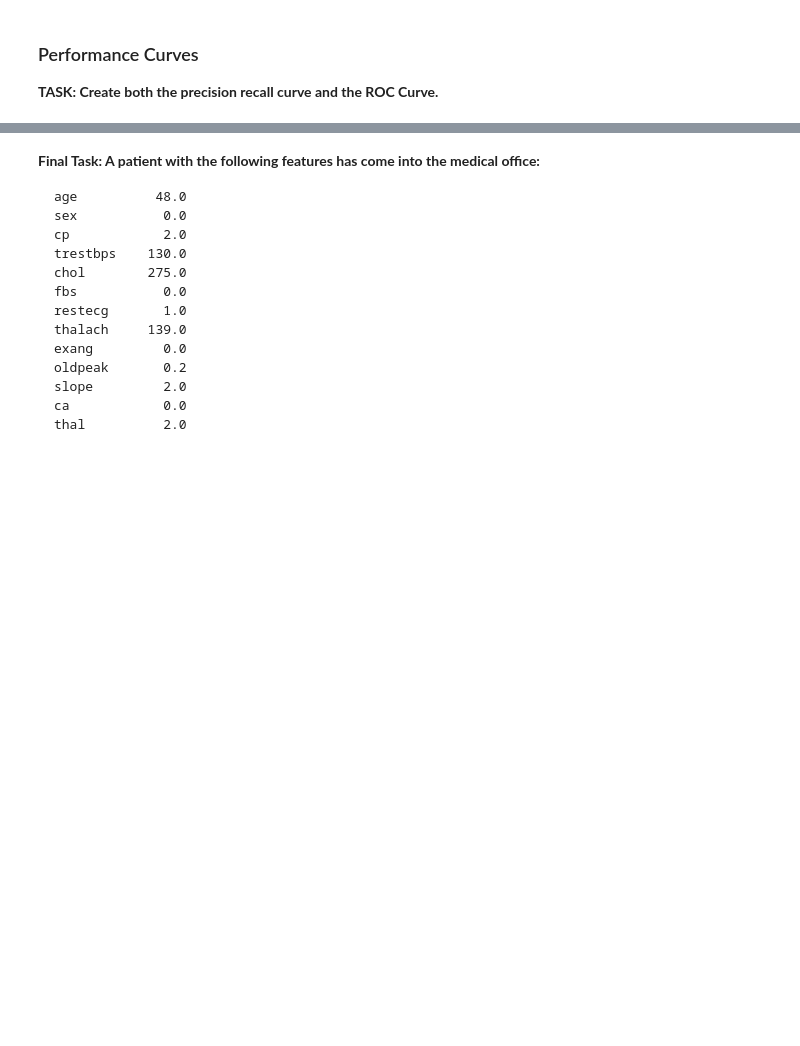
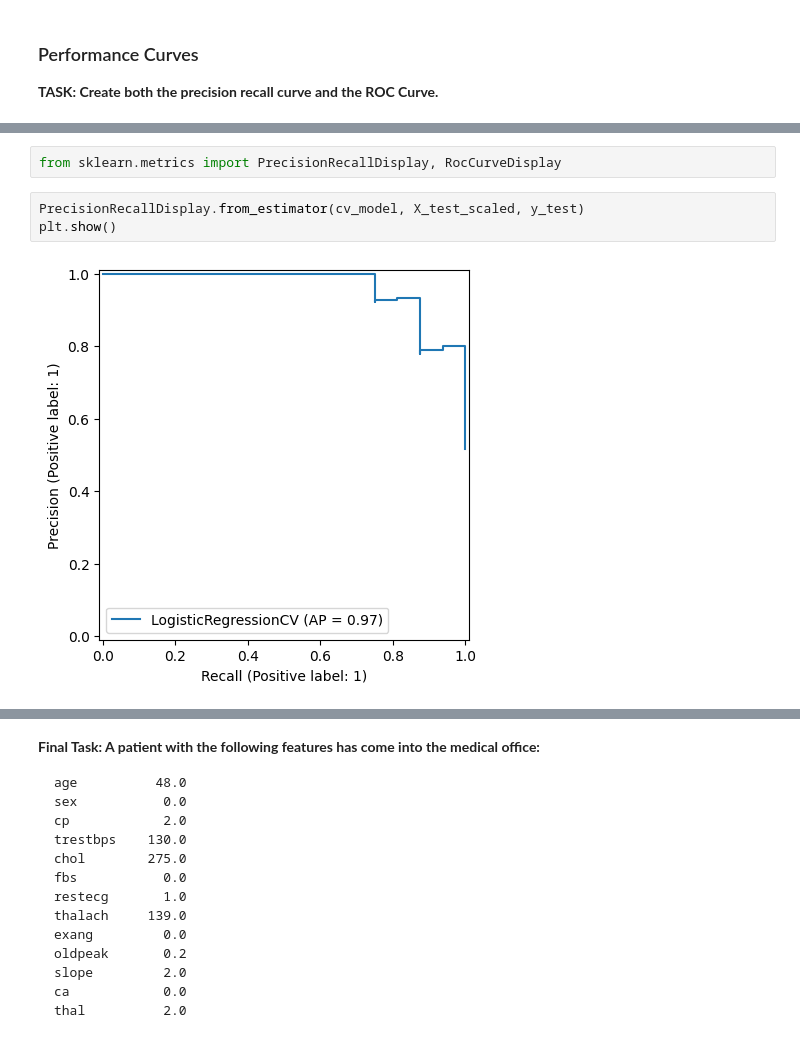
Before and after one commit to pgvv/DS-Projects, a Jupyter notebook: Logistic Regression.ipynb, the cells around one changed output, grey strips where cells are left out. Saved outputs shown, nothing was run; the diff lists cells and outputs as text; blank space fills up the shorter version.

```diff
--- a/Logistic Regression.ipynb
+++ b/Logistic Regression.ipynb
@@ -292,0 +290,7 @@ weighted avg       0.84      0.84      0.84        31
+# %%
+from sklearn.metrics import PrecisionRecallDisplay, RocCurveDisplay
+# %%
+PrecisionRecallDisplay.from_estimator(cv_model, X_test_scaled, y_test)
+plt.show()
+# %% [output]
+[figure, added]
```
Also changed, not shown: parts of 32 cells of this notebook.
